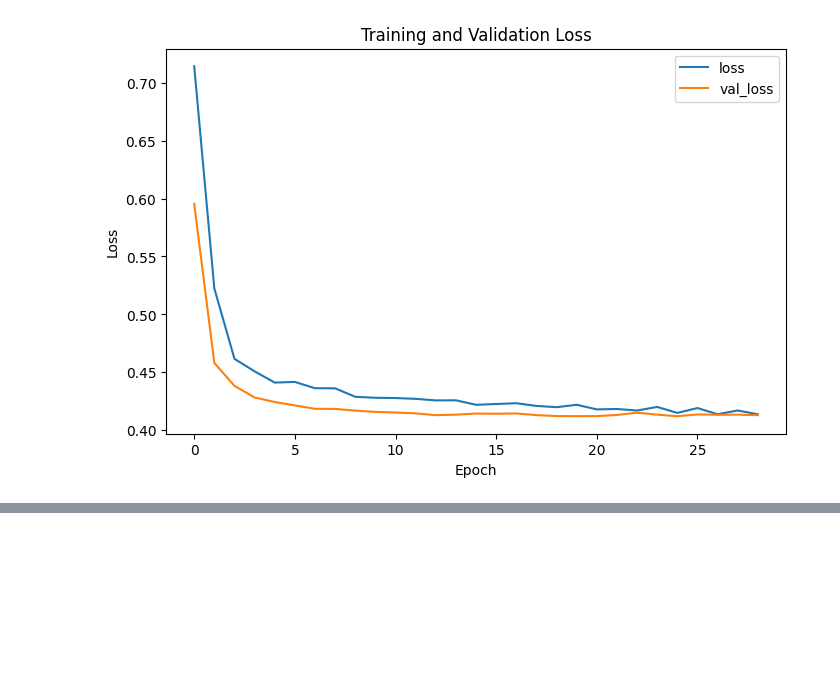
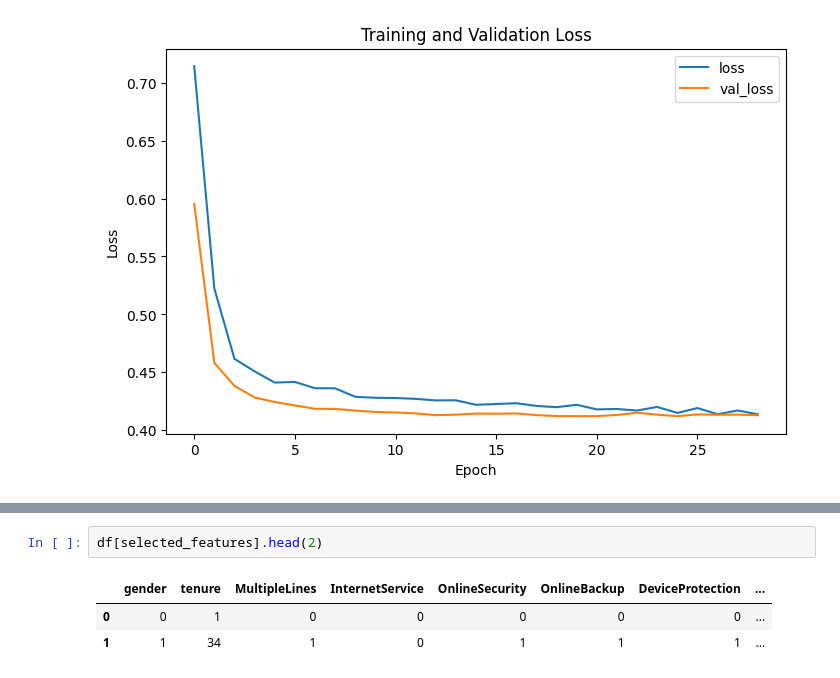
Before and after one commit to Sharddha-Sharddha/IITMLAssignments, a Jupyter notebook: RFE.ipynb, the cells around one changed output, grey strips where cells are left out. Drawn from its saved outputs; the diff is of its cells as text; blank space fills up the shorter version.

```diff
--- a/RFE.ipynb
+++ b/RFE.ipynb
@@ -510,0 +554,6 @@ plt.show()
+# %%
+df[selected_features].head(2)
+# %% [output]
+|  | gender | tenure | MultipleLines | InternetService | OnlineSecurity | OnlineBackup | DeviceProtection | ... |
+| 0 | 0 | 1 | 0 | 0 | 0 | 0 | 0 | ... |
+| 1 | 1 | 34 | 1 | 0 | 1 | 1 | 1 | ... |
```
Also changed, not shown: parts of 15 cells of this notebook.
